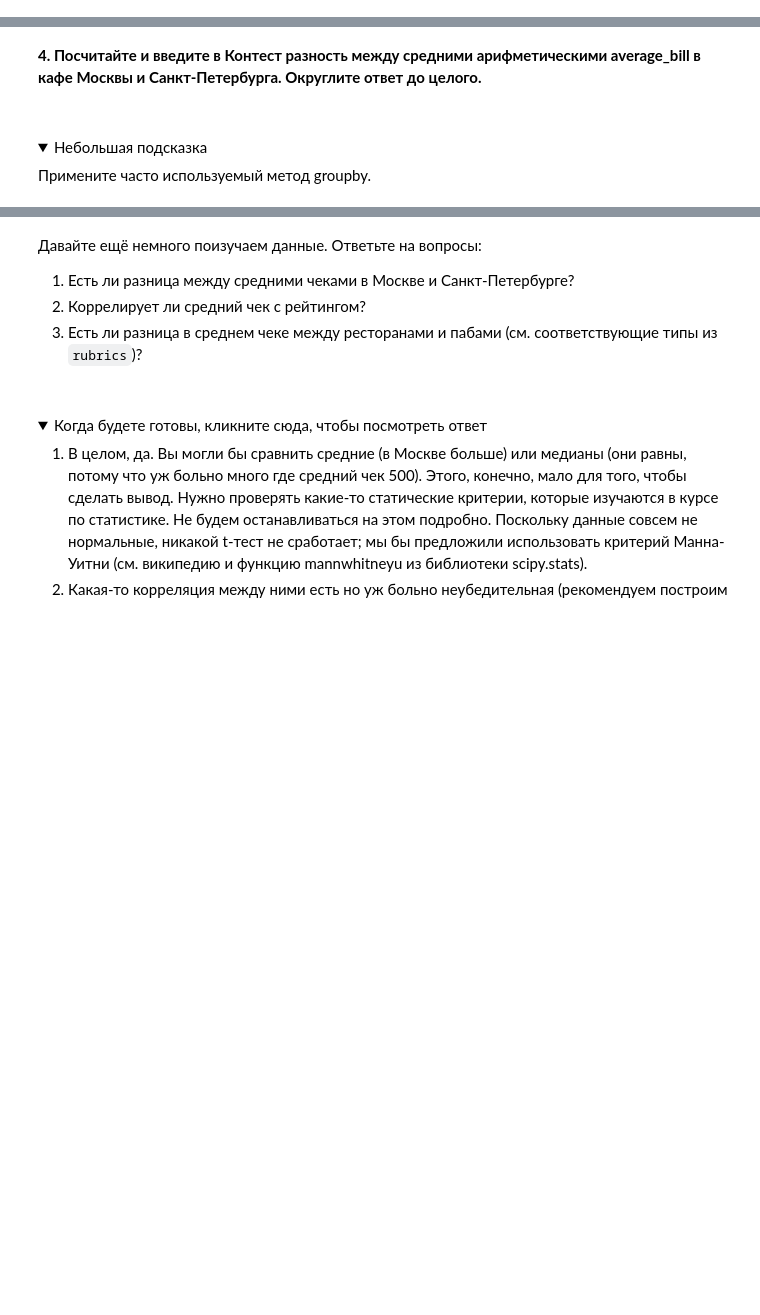
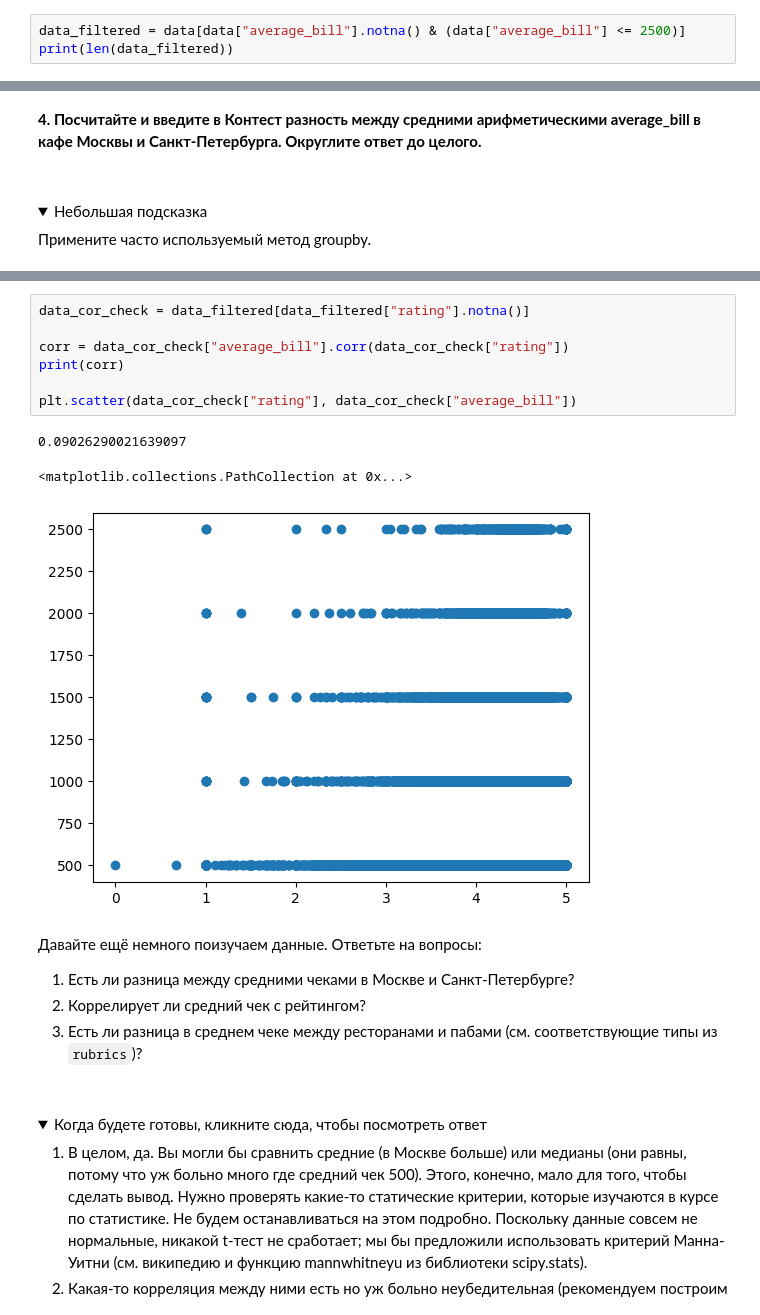
Before and after one commit to kishmakov/ml-study, a Jupyter notebook: ml-handbook/1.3/autohw_intro_ML_draft.ipynb, the cells around one changed output, grey strips where cells are left out. Cells and saved outputs as stored; diff of their text form; folded sections open; blank space fills up the shorter version.

```diff
--- a/ml-handbook/1.3/autohw_intro_ML_draft.ipynb
+++ b/ml-handbook/1.3/autohw_intro_ML_draft.ipynb
@@ -209,0 +251,3 @@ rubric_dict
+# %%
+data_filtered = data[data["average_bill"].notna() & (data["average_bill"] <= 2500)]
+print(len(data_filtered))
@@ -221,3 +310,14 @@ rubric_dict
+# %%
+data_cor_check = data_filtered[data_filtered["rating"].notna()]
+
+corr = data_cor_check["average_bill"].corr(data_cor_check["rating"])
+print(corr)
+
+plt.scatter(data_cor_check["rating"], data_cor_check["average_bill"])
+# %% [output]
+0.09026290021639097
+<matplotlib.collections.PathCollection at 0x...>
+[figure, added]
 # %% [markdown]
 Давайте ещё немного поизучаем данные. Ответьте на вопросы:
 
```
Also changed, not shown: parts of 20 cells of this notebook, 3 other files.
